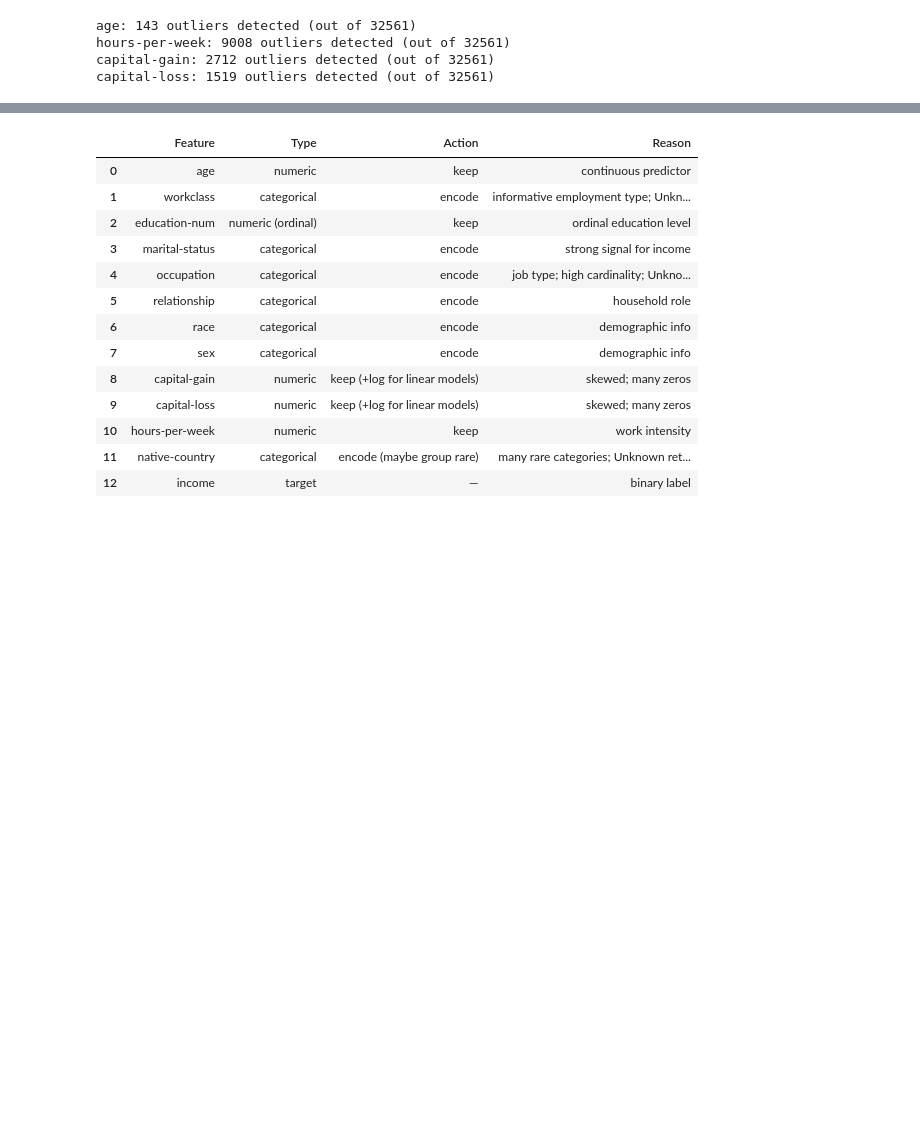
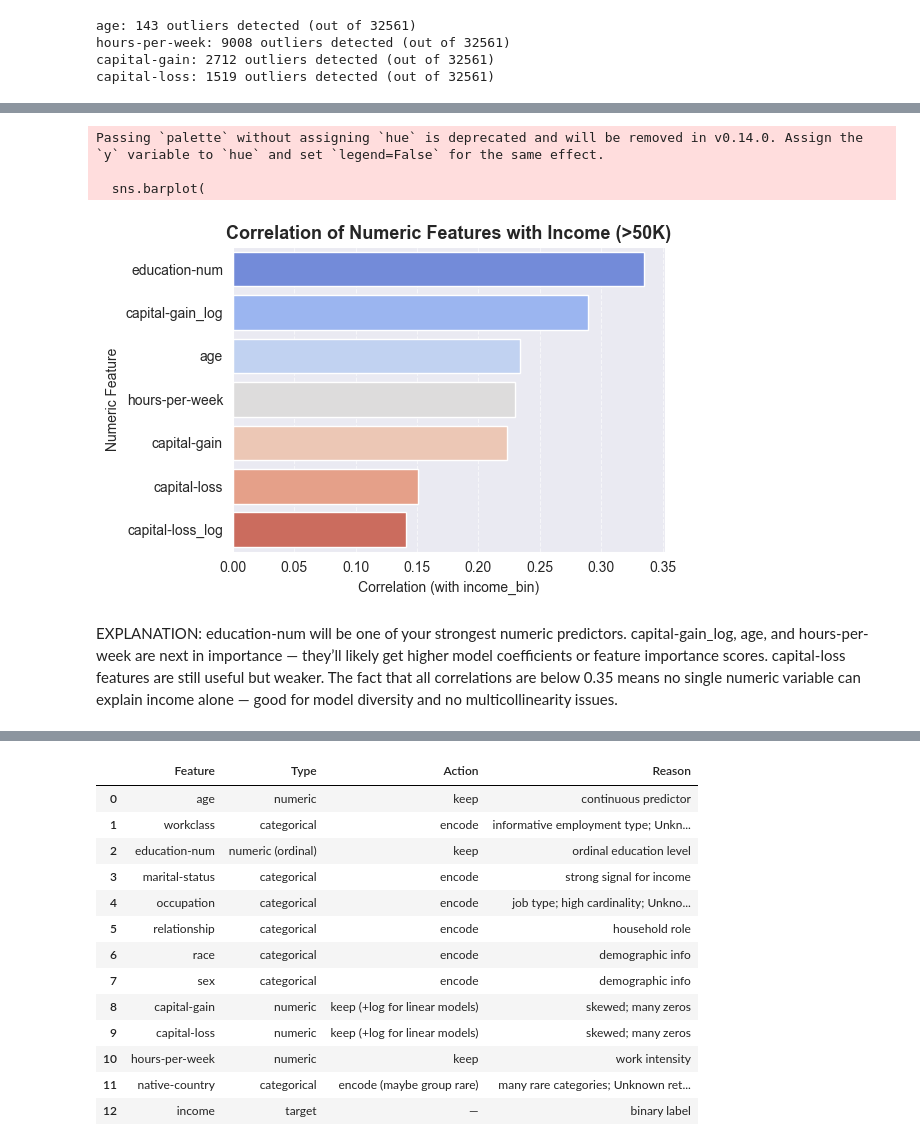
Before and after one commit to rufina-chyhohidze/ML-adult-income-prediction, a Jupyter notebook: project-implementation/notebooks/given/given-eda/Adult_EDA_Notebook.ipynb, the cells around one changed output, grey strips where cells are left out. Saved outputs shown, nothing was run; the diff lists cells and outputs as text; code cells hidden in the pictures; blank space fills up the shorter version.

```diff
--- a/project-implementation/notebooks/given/given-eda/Adult_EDA_Notebook.ipynb
+++ b/project-implementation/notebooks/given/given-eda/Adult_EDA_Notebook.ipynb
@@ -460,3 +501,31 @@ dtype: float64
+# %%
+import seaborn as sns
+
+corr_df = target_corr.drop('income_bin').reset_index()
+corr_df.columns = ['Feature', 'Correlation']
+
+plt.figure(figsize=(6,4))
+sns.barplot(
+    data=corr_df.sort_values('Correlation', ascending=False),
+    x='Correlation', y='Feature', palette='coolwarm'
+)
+plt.title('Correlation of Numeric Features with Income (>50K)', fontsize=13, fontweight='bold')
+plt.xlabel('Correlation (with income_bin)')
+plt.ylabel('Numeric Feature')
+plt.grid(axis='x', linestyle='--', alpha=0.6)
+plt.tight_layout()
+plt.show()
+# %% [output]
+Passing `palette` without assigning `hue` is deprecated and will be removed in v0.14.0. Assign the `y` variable to `hue` and set `legend=False` for the same effect.
+
+  sns.barplot(
+[figure, added]
+# %% [markdown]
+EXPLANATION:
+education-num will be one of your strongest numeric predictors.
+capital-gain_log, age, and hours-per-week are next in importance — they’ll likely get higher model coefficients or feature importance scores.
+capital-loss features are still useful but weaker.
+The fact that all correlations are below 0.35 means no single numeric variable can explain income alone — good for model diversity and no multicollinearity issues.
 # %%
 # my addition
 # Income ratio by key categorical variables
```
Also changed, not shown: parts of 11 cells of this notebook.
